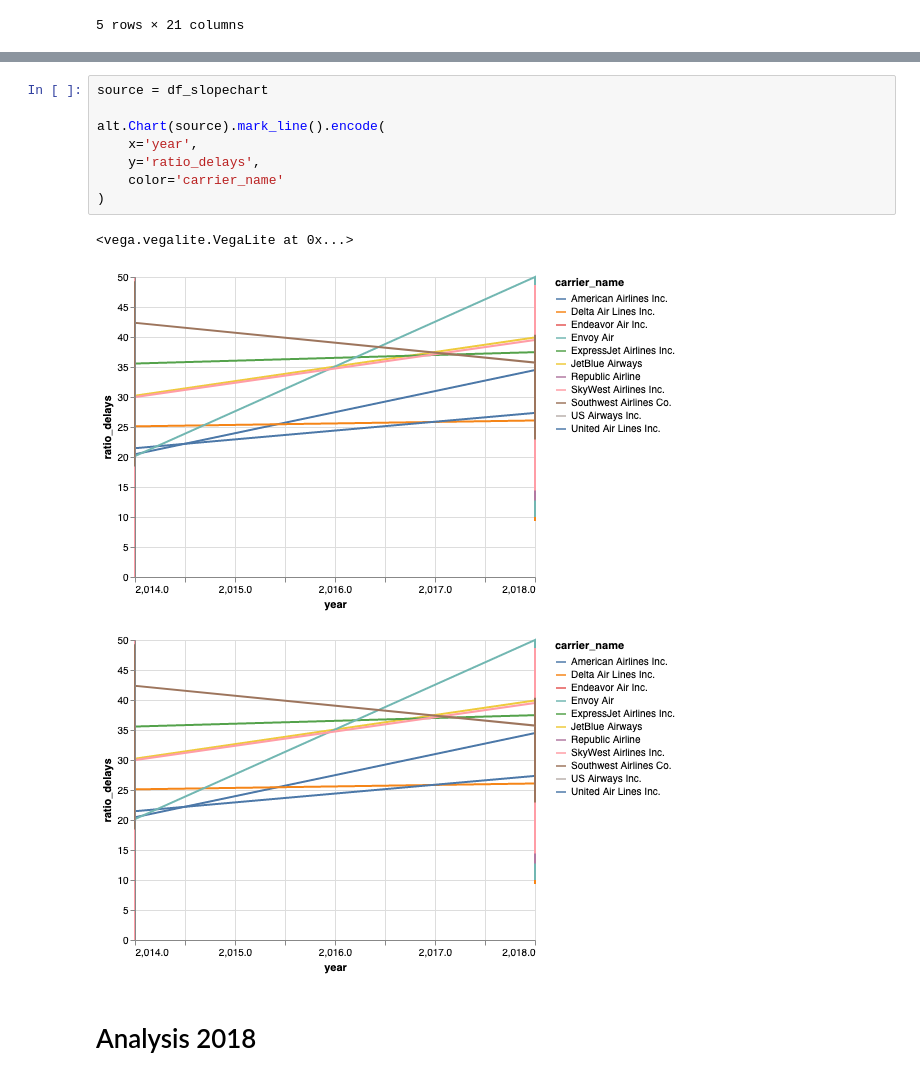
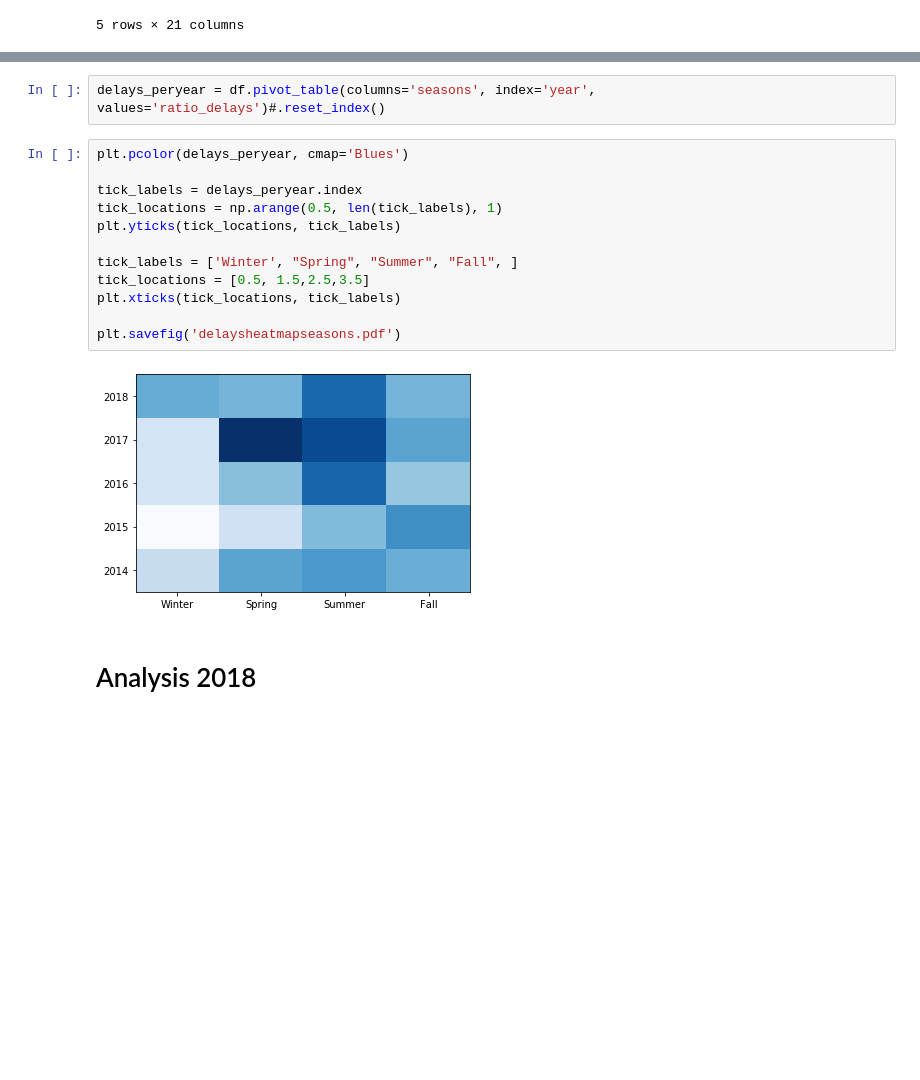
Before and after one commit to elenamlutz/data-studio-projects, a Jupyter notebook: Week 3/Airline Delays, 2014-2018.ipynb, the cells around one changed output, grey strips where cells are left out. Drawn from its saved outputs; the diff is of its cells as text; blank space fills up the shorter version.

```diff
--- a/Week 3/Airline Delays, 2014-2018.ipynb
+++ b/Week 3/Airline Delays, 2014-2018.ipynb
@@ -184,15 +162,19 @@ sns.despine(fig=g.fig, left=True)
-# %%
-source = df_slopechart
-
-alt.Chart(source).mark_line().encode(
-    x='year',
-    y='ratio_delays',
-    color='carrier_name'
-)
-# %% [output]
-<vega.vegalite.VegaLite at 0x...>
-[figure, removed]
-[figure, removed]
+# %%
+delays_peryear = df.pivot_table(columns='seasons', index='year', values='ratio_delays')#.reset_index()
+# %%
+plt.pcolor(delays_peryear, cmap='Blues')
+
+tick_labels = delays_peryear.index
+tick_locations = np.arange(0.5, len(tick_labels), 1)
+plt.yticks(tick_locations, tick_labels)
+
+tick_labels = ['Winter', "Spring", "Summer", "Fall", ]
+tick_locations = [0.5, 1.5,2.5,3.5]
+plt.xticks(tick_locations, tick_labels)
+
+plt.savefig('delaysheatmapseasons.pdf')
+# %% [output]
+[figure, added]
 # %% [markdown]
 # Analysis 2018
 # %%
```
Also changed, not shown: parts of 9 cells of this notebook.
